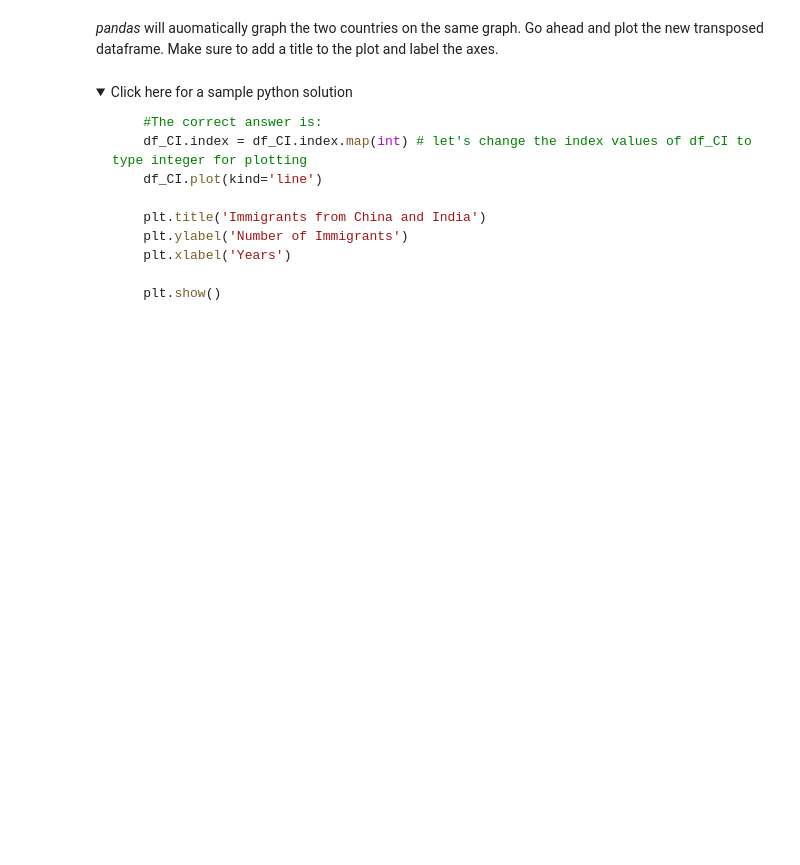
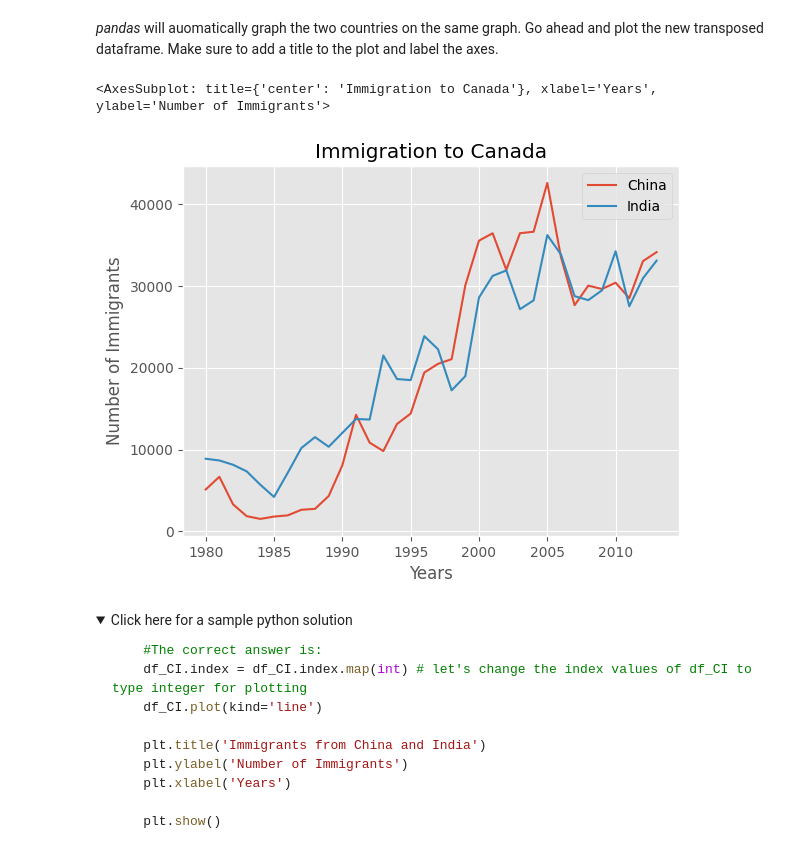
Before and after one commit to Madbubbl3/IBM-Data-Science-Professional-Certificate, a Jupyter notebook: Course 8 Data Visualization/Introduction-to-Matplotlib-and-Line-Plots.ipynb, the cells around one changed output. Cells and saved outputs as stored; diff of their text form; code cells hidden in the pictures; folded sections open; blank space fills up the shorter version.

```diff
--- a/Course 8 Data Visualization/Introduction-to-Matplotlib-and-Line-Plots.ipynb
+++ b/Course 8 Data Visualization/Introduction-to-Matplotlib-and-Line-Plots.ipynb
@@ -659,3 +711,14 @@ df_CI.head()
+# %%
+### type your answer here
+df_CI.plot(
+	kind="line",
+	xlabel="Years",
+	ylabel="Number of Immigrants",
+	title="Immigration to Canada"
+)
+# %% [output]
+<AxesSubplot: title={'center': 'Immigration to Canada'}, xlabel='Years', ylabel='Number of Immigrants'>
+[figure, added]
 # %% [markdown]
 <details><summary>Click here for a sample python solution</summary>
 
```
Also changed, not shown: parts of 17 cells of this notebook.
